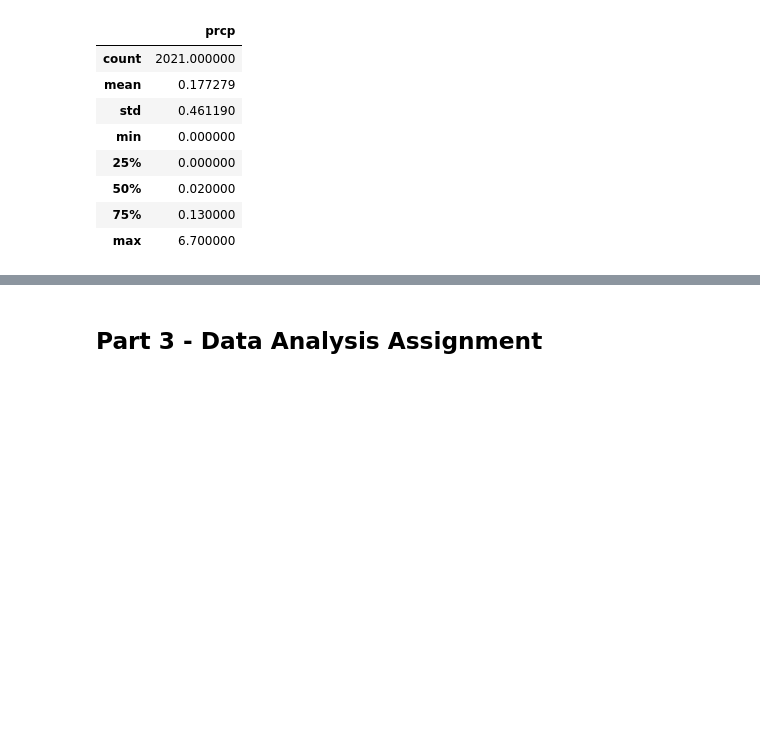
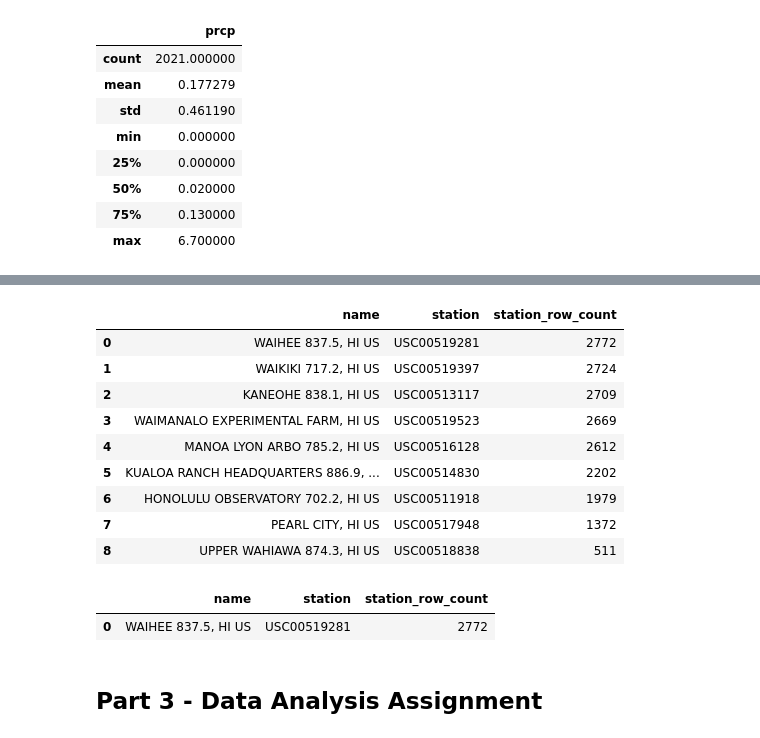
Before and after one commit to Regina0507/Climate-Analysis-and-Exploration, a Jupyter notebook: climate_starter.ipynb, the cells around one changed output, grey strips where cells are left out. Saved outputs shown, nothing was run; the diff lists cells and outputs as text; code cells hidden in the pictures; blank space fills up the shorter version.

```diff
--- a/climate_starter.ipynb
+++ b/climate_starter.ipynb
@@ -127,6 +132,35 @@ stationcount
 # %%
 # What are the most active stations? (i.e. what stations have the most rows)?
 # List the stations and the counts in descending order.
+station_active = pd.read_sql("select name,s.station, count (s.station) AS station_row_count from measurement m\
+                            INNER JOIN station s\
+                            on m.station = s.station\
+                            group by name,s.station\
+                            order by station_row_count DESC" ,conn)
+station_active
+# %% [output]
+|  | name | station | station_row_count |
+| 0 | WAIHEE 837.5, HI US | USC00519281 | 2772 |
+| 1 | WAIKIKI 717.2, HI US | USC00519397 | 2724 |
+| 2 | KANEOHE 838.1, HI US | USC00513117 | 2709 |
+| 3 | WAIMANALO EXPERIMENTAL FARM, HI US | USC00519523 | 2669 |
+| 4 | MANOA LYON ARBO 785.2, HI US | USC00516128 | 2612 |
+| 5 | KUALOA RANCH HEADQUARTERS 886.9, ... | USC00514830 | 2202 |
+| 6 | HONOLULU OBSERVATORY 702.2, HI US | USC00511918 | 1979 |
+| 7 | PEARL CITY, HI US | USC00517948 | 1372 |
+| 8 | UPPER WAHIAWA 874.3, HI US | USC00518838 | 511 |
+# %%
+#the most active station and count
+
+station_active = pd.read_sql("select name,s.station, count (s.station) AS station_row_count from measurement m\
+                            INNER JOIN station s\
+                            on m.station = s.station\
+                            group by name,s.station\
+                            order by station_row_count DESC limit 1" ,conn)
+station_active
+# %% [output]
+|  | name | station | station_row_count |
+| 0 | WAIHEE 837.5, HI US | USC00519281 | 2772 |
 # %%
 # Using the station id from the previous query, calculate the lowest temperature recorded,
 # highest temperature recorded, and average temperature of the most active station?
```
Also changed, not shown: parts of 2 cells of this notebook.
